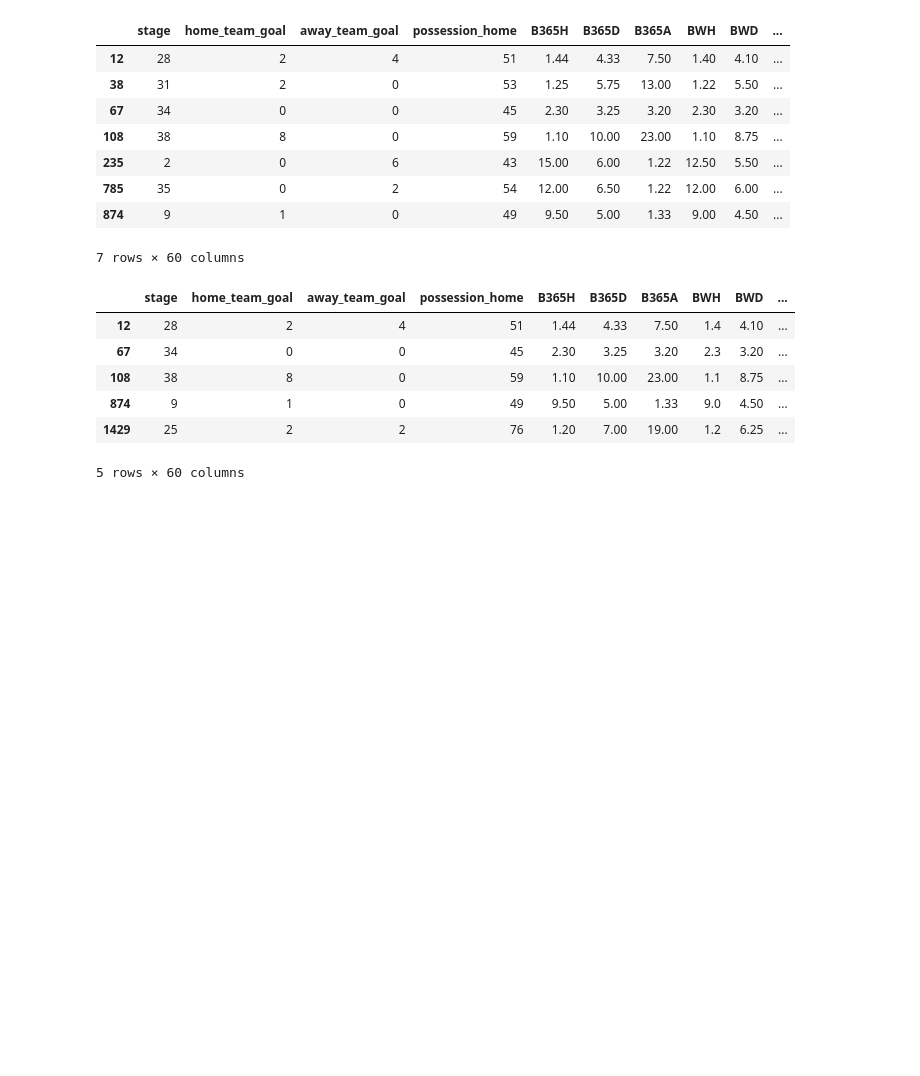
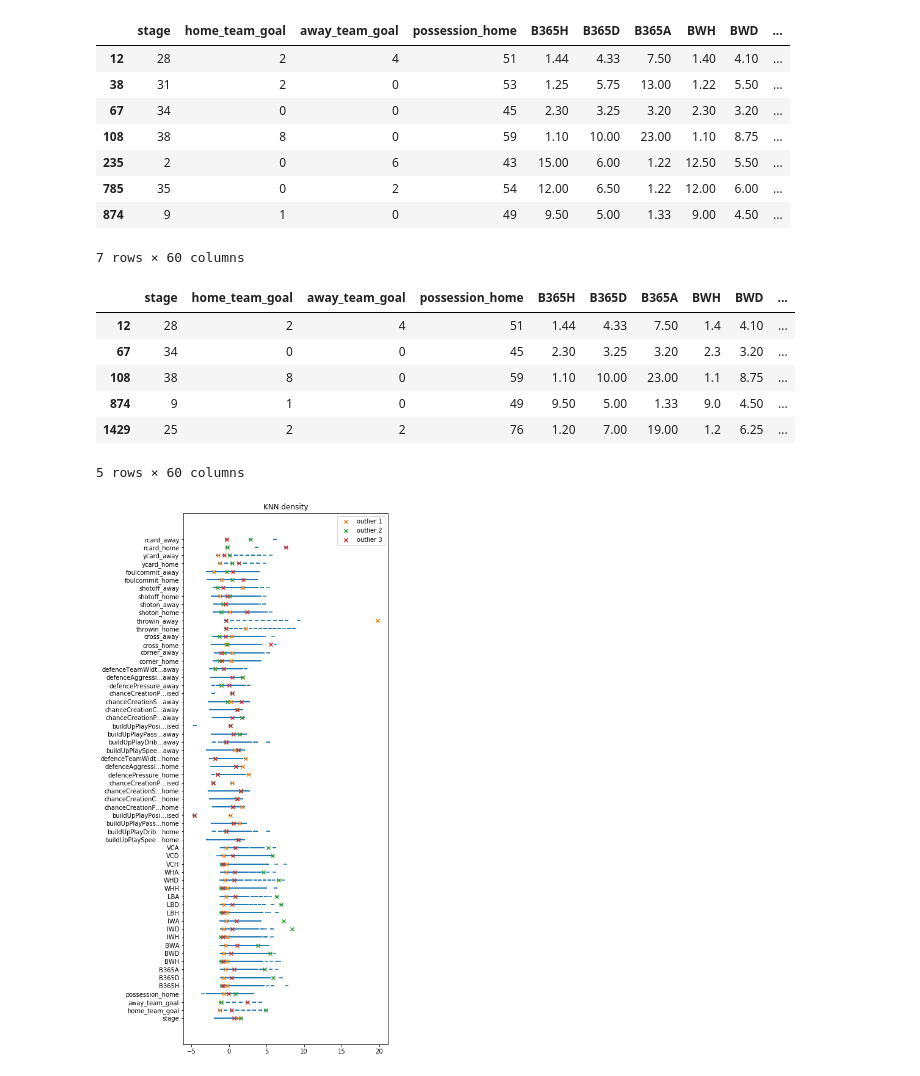
Before and after one commit to ShawnHouCHN/Introduction-to-Machine-Learning-and-Data-Mining-E17, a Jupyter notebook: Project3/Outliers.ipynb, the cells around one changed output. Cells and saved outputs as stored; diff of their text form; code cells hidden in the pictures; blank space fills up the shorter version.

```diff
--- a/Project3/Outliers.ipynb
+++ b/Project3/Outliers.ipynb
@@ -70,6 +72,7 @@ print (np.argmin(ard), np.argmax(ard))
 Ks = np.zeros(len(df))
 maxK = 10
 for i in range(len(df)):
+    break
     knn = neighbors.NearestNeighbors()
     knn.fit(df.drop(i))
     densities = np.zeros(len(df))
@@ -144,3 +147,18 @@ outliers_ard
 | 874 | 9 | 1 | 0 | 49 | 9.50 | 5.00 | 1.33 | 9.0 | 4.50 | ... |
 | 1429 | 25 | 2 | 2 | 76 | 1.20 | 7.00 | 19.00 | 1.2 | 6.25 | ... |
 5 rows × 60 columns
+# %%
+def visualize_outliers(density, title):
+    x = np.arange(60)
+    labels = [ l[:15] + "..."+l[-4:] if len(l) > 20 else l for l in df.columns  ]
+    plt.figure(figsize=(6, 16))
+    plt.yticks(x, labels)
+    indices = np.argsort(density)[:3]
+    for i in range(len(df)):
+        if not i in indices:
+            plt.scatter(df.loc[i], x, c='C0', label='_nolegend_', marker='_')
+    for i in range(len(indices)):
+        plt.scatter(df.loc[indices[i]], x, c='C%d' % (i + 1), label='outlier %d' % (i + 1), marker='x')
+    plt.legend()
+    plt.title(title)
+    plt.savefig('%s.pdf' % title)
@@ -146,0 +167,4 @@ outliers_ard
+# %%
+visualize_outliers(density_knn, 'KNN density')
+# %% [output]
+[figure, added]
```
Also changed, not shown: parts of 4 cells of this notebook.
